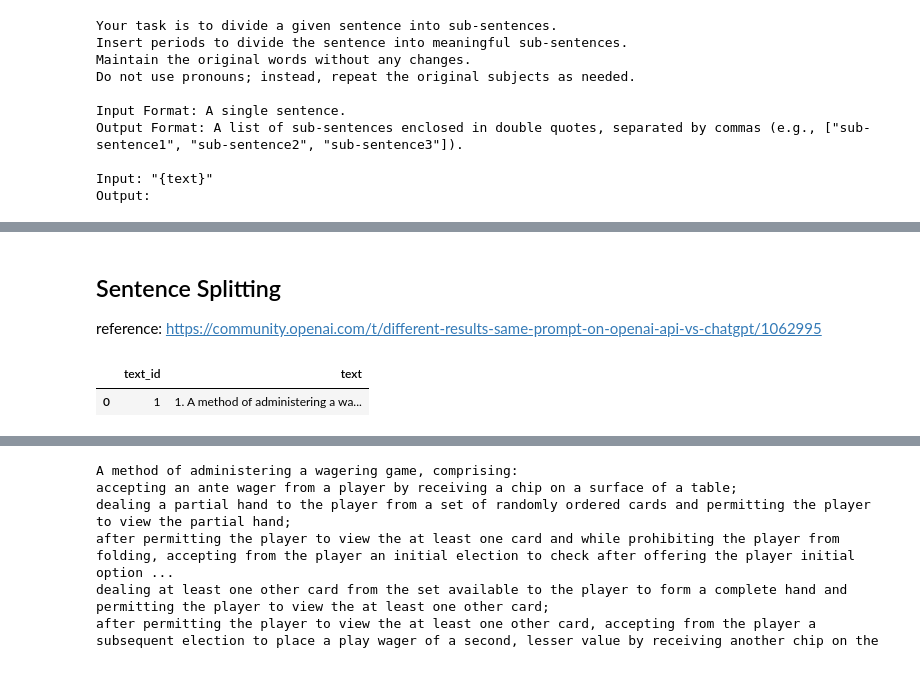
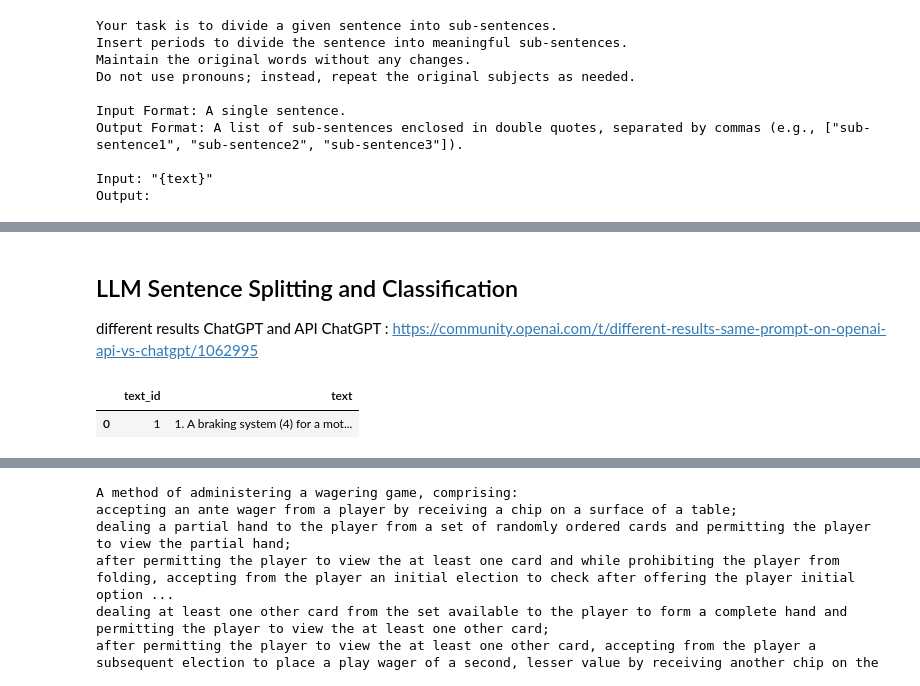
Before and after one commit to Marco-Consoloni/patent-sentence-classification, a Jupyter notebook: mix_disambiguation.ipynb, the cells around one changed output, grey strips where cells are left out. Cells and saved outputs as stored; diff of their text form; code cells hidden in the pictures.

```diff
--- a/mix_disambiguation.ipynb
+++ b/mix_disambiguation.ipynb
@@ -334,16 +361,16 @@ resolving the ante wager and the play wager.
 # %% [markdown]
-## Sentence Splitting
+## LLM Sentence Splitting and Classification
 
-reference: https://community.openai.com/t/different-results-same-prompt-on-openai-api-vs-chatgpt/1062995
+different results ChatGPT and API ChatGPT : https://community.openai.com/t/different-results-same-prompt-on-openai-api-vs-chatgpt/1062995
 # %%
 # 1. Chunking approach: divide first claim into chunks using simple regex
-chunks = [sent.replace('\n', ' ') + '.' for sent in re.split(r'(?:;\sand\n)', input_text)]
-df = pd.DataFrame({'text_id': range(1, len(chunks)+1), 'text': chunks})
+#chunks = [sent.replace('\n', ' ') + '.' for sent in re.split(r'(?:;\sand\n)', input_text)]
+#df = pd.DataFrame({'text_id': range(1, len(chunks)+1), 'text': chunks})
 
 # 2. As-Is approach: use first claim as is
 df = pd.DataFrame({'text_id': [1], 'text': input_text})
 df
 # %% [output]
 |  | text_id | text |
-| 0 | 1 | 1. A method of administering a wa... |
+| 0 | 1 | 1. A braking system (4) for a mot... |
 # %%
```
Also changed, not shown: parts of 31 cells of this notebook.
